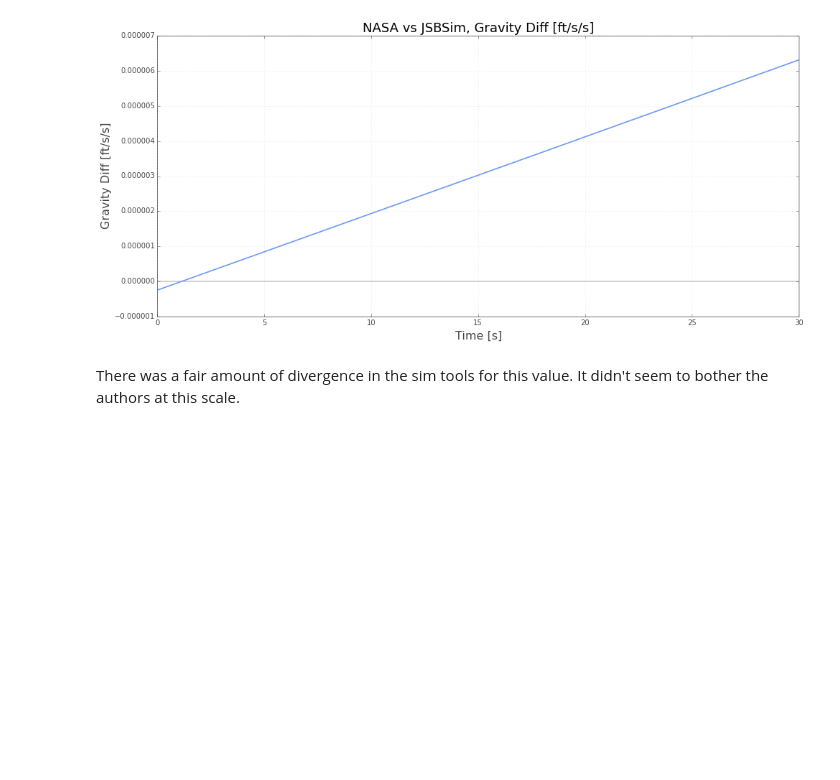
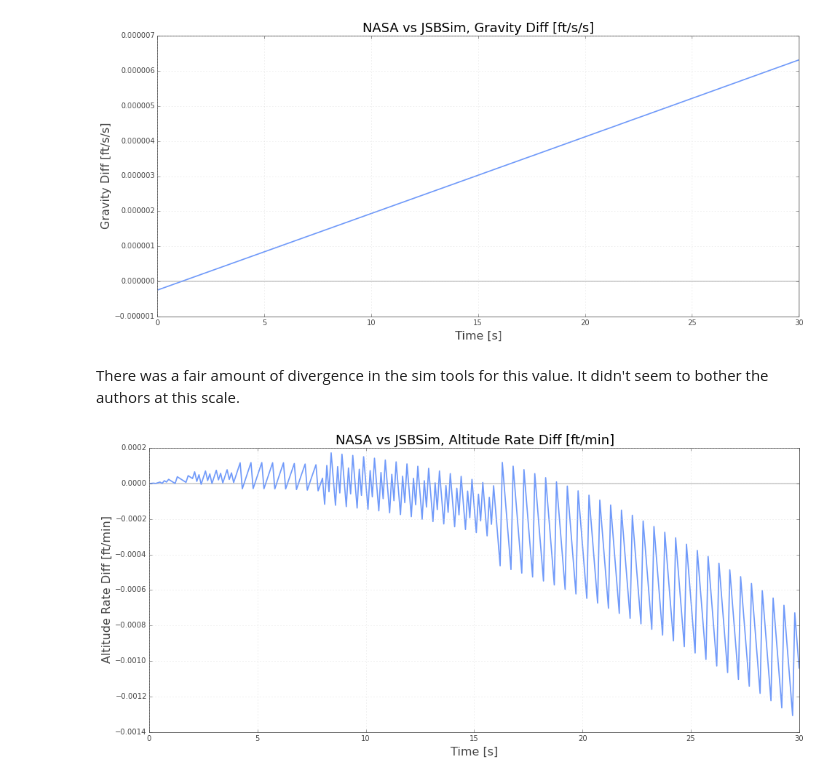
Before and after one commit to open-aerospace/jsbsim-nasa-test-cases, a Jupyter notebook: case-01-dragless_sphere/results.ipynb, the cells around one changed output. Saved outputs shown, nothing was run; the diff lists cells and outputs as text; code cells hidden in the pictures; blank space fills up the shorter version.

Commit message:
include parameters to test altitude rate and speed of sound

```diff
--- a/case-01-dragless_sphere/results.ipynb
+++ b/case-01-dragless_sphere/results.ipynb
@@ -13,6 +13,8 @@ n_times              = columns[0]
 n_altitudeMsl        = columns[1]
 n_longitude          = columns[2]
 n_localGravity       = columns[5]
+n_altRate            = columns[6]
+n_speedSound         = columns[7]
 
 ax = plt.figure(figsize=(16,9))
 plt.title(r"NASA Reference Data, Altitude MSL [feet]")
@@ -37,7 +39,9 @@ j_times              = columns[ 0]
 j_altitudeMsl        = columns[ 1]
 j_longitude          = columns[22]
 j_localGravity       = columns[32]
-j_mach               = columns[33]
+j_altRate            = columns[33]*60
+j_speedSound         = columns[34]
+j_mach               = columns[35]
 
 ax = plt.figure(figsize=(16,9))
 plt.title(r"JSBSim Simulation Data, Altitude MSL [feet]")
@@ -100,3 +104,14 @@ plt.show()
 [figure]
 # %% [markdown]
 There was a fair amount of divergence in the sim tools for this value. It didn't seem to bother the authors at this scale.
+# %%
+ax = plt.figure(figsize=(16,7))
+plt.title(r"NASA vs JSBSim, Altitude Rate Diff [ft/min]")
+plt.ylabel(r"Altitude Rate Diff [ft/min]")
+plt.xlabel(r"Time [s]")
+plt.plot([0,30], [0,0], color='k', alpha=0.2)
+plt.plot(j_times, j_altRate-n_altRate, color='#709afa')
+ax.axes[0].set_xlim([0,30])
+plt.show()
+# %% [output]
+[figure, added]
```
Also changed, not shown: parts of 1 cell of this notebook, 3 other files.
